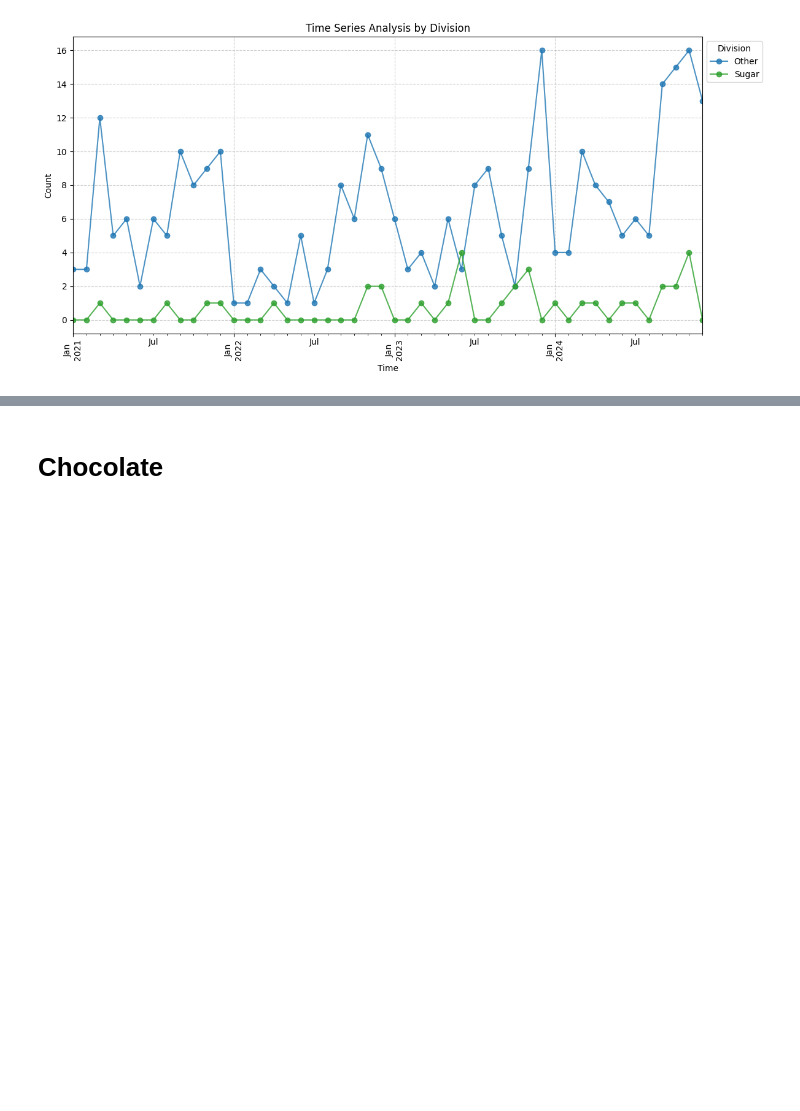
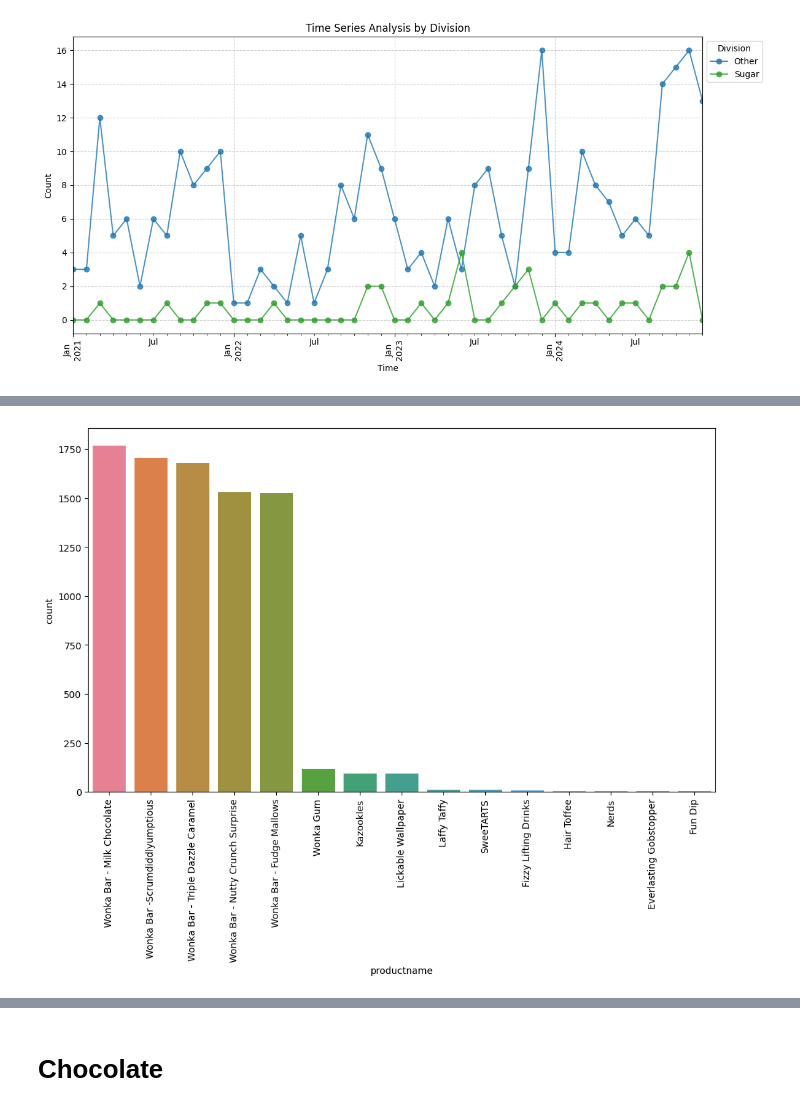
Before and after one commit to stephene369/MentorBiProject-1, a Jupyter notebook: Project1.ipynb, the cells around one changed output, grey strips where cells are left out. Drawn from its saved outputs; the diff is of its cells as text; code cells hidden in the pictures; blank space fills up the shorter version.

```diff
--- a/Project1.ipynb
+++ b/Project1.ipynb
@@ -254,0 +259,5 @@ plt.show()
+# %%
+# Comptage des occurrences de chaque produit
+product_counts = df['productname'].value_counts().reset_index()
+product_counts.columns = ['productname', 'count']
+product_counts
@@ -254,0 +281,11 @@ plt.show()
+# %%
+
+
+# Création du graphique en barres
+plt.figure(figsize=(12, 7))
+sns.barplot(data=product_counts, x='productname', y='count' , hue='productname')
+
+plt.xticks(rotation=90)  # Rotation des noms des produits si nécessaire
+plt.show()
+# %% [output]
+[figure, added]
```
Also changed, not shown: parts of 12 cells of this notebook, 13 other files.
